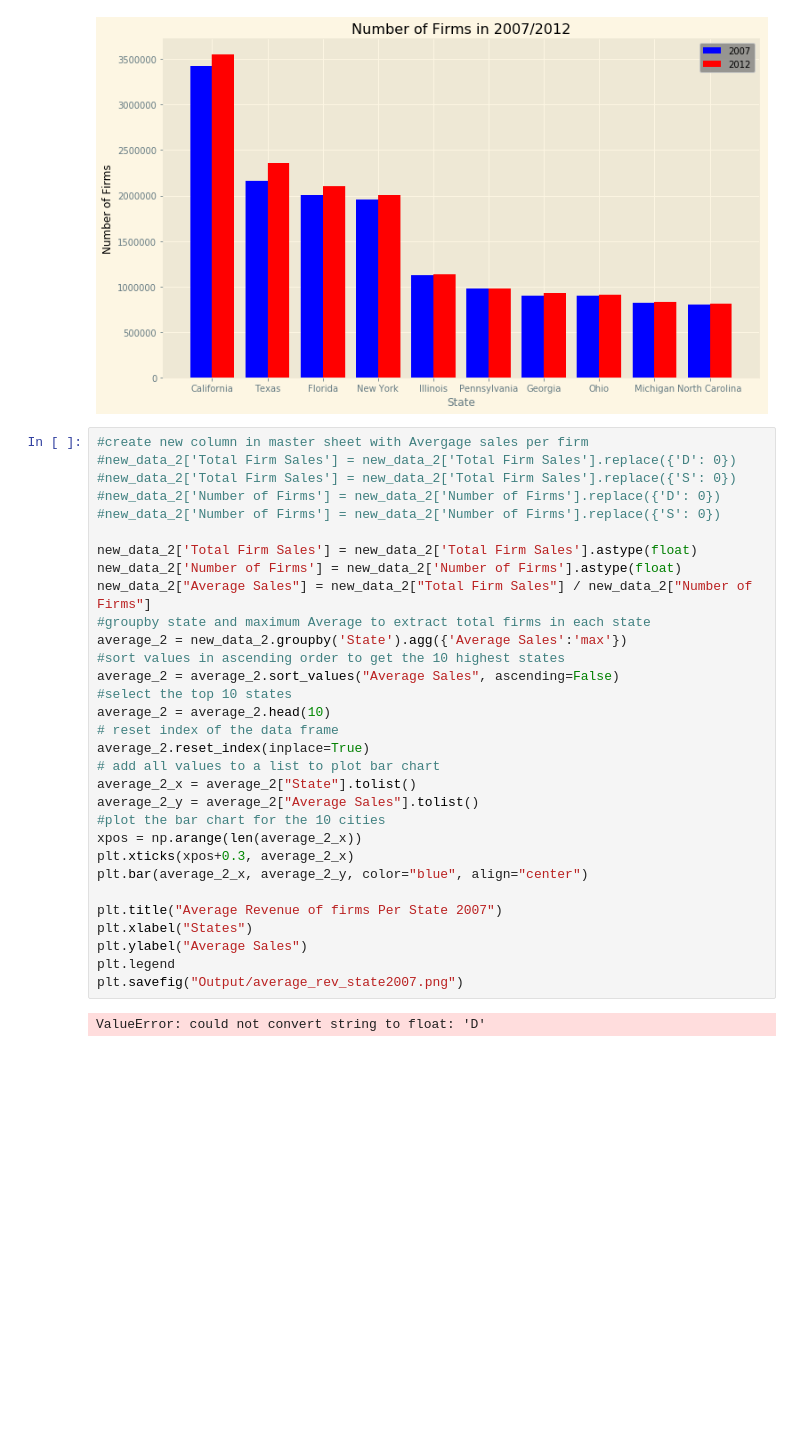
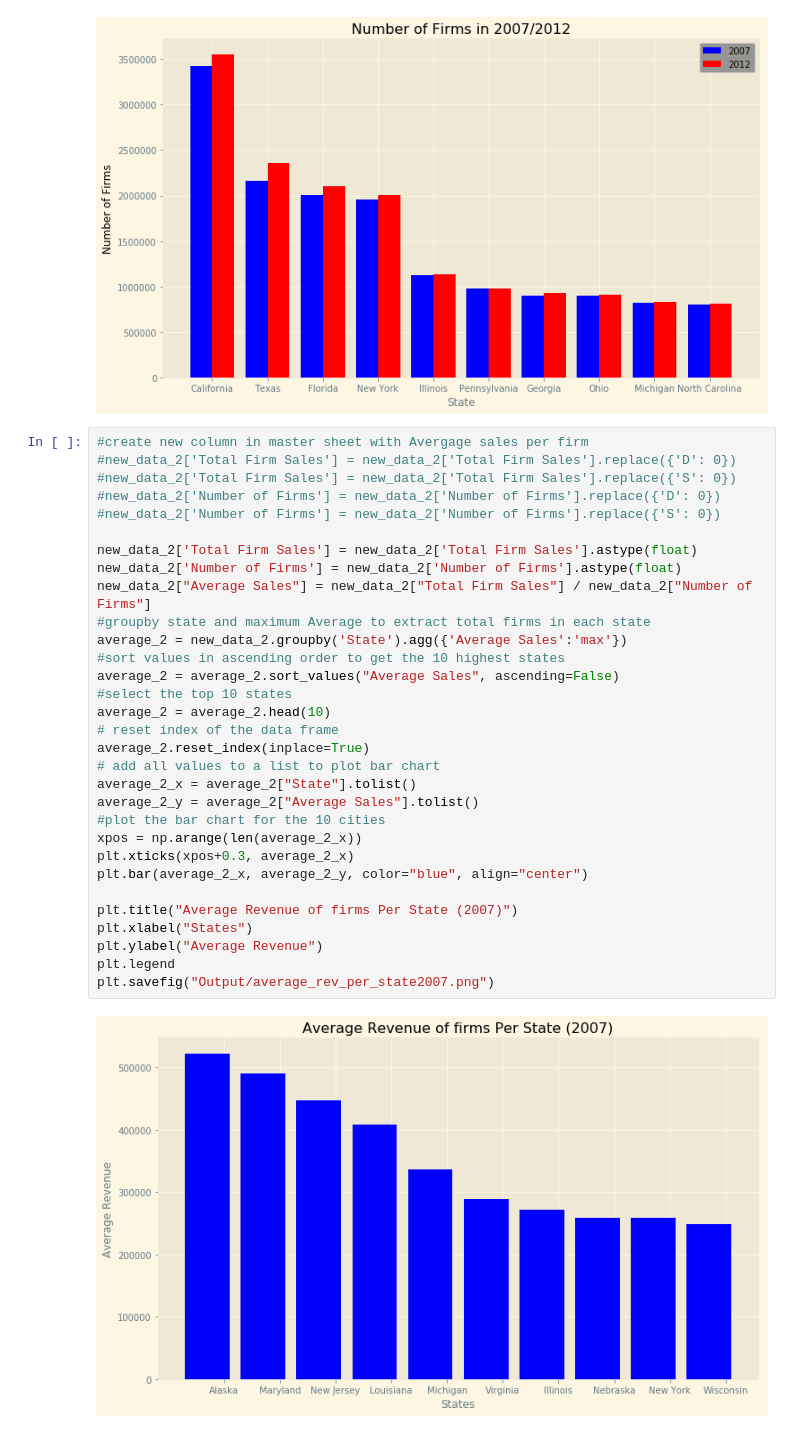
Before and after one commit to tafolabi/Project_Alpha, a Jupyter notebook: Project_Alpha.ipynb, the cells around one changed output. Drawn from its saved outputs; the diff is of its cells as text; blank space fills up the shorter version.

```diff
--- a/Project_Alpha.ipynb
+++ b/Project_Alpha.ipynb
@@ -453,33 +439,33 @@ plt.savefig("Output/total_firms_2012_2007.png")
 # %%
 #create new column in master sheet with Avergage sales per firm
 #new_data_2['Total Firm Sales'] = new_data_2['Total Firm Sales'].replace({'D': 0})
 #new_data_2['Total Firm Sales'] = new_data_2['Total Firm Sales'].replace({'S': 0})
 #new_data_2['Number of Firms'] = new_data_2['Number of Firms'].replace({'D': 0})
 #new_data_2['Number of Firms'] = new_data_2['Number of Firms'].replace({'S': 0})
 
 new_data_2['Total Firm Sales'] = new_data_2['Total Firm Sales'].astype(float)
 new_data_2['Number of Firms'] = new_data_2['Number of Firms'].astype(float)
 new_data_2["Average Sales"] = new_data_2["Total Firm Sales"] / new_data_2["Number of Firms"]
 #groupby state and maximum Average to extract total firms in each state
 average_2 = new_data_2.groupby('State').agg({'Average Sales':'max'})
 #sort values in ascending order to get the 10 highest states
 average_2 = average_2.sort_values("Average Sales", ascending=False)
 #select the top 10 states
 average_2 = average_2.head(10)
 # reset index of the data frame
 average_2.reset_index(inplace=True)
 # add all values to a list to plot bar chart
 average_2_x = average_2["State"].tolist()
 average_2_y = average_2["Average Sales"].tolist()
 #plot the bar chart for the 10 cities
 xpos = np.arange(len(average_2_x))
 plt.xticks(xpos+0.3, average_2_x)
 plt.bar(average_2_x, average_2_y, color="blue", align="center")
 
-plt.title("Average Revenue of firms Per State 2007")
+plt.title("Average Revenue of firms Per State (2007)")
 plt.xlabel("States")
-plt.ylabel("Average Sales")
+plt.ylabel("Average Revenue")
 plt.legend
-plt.savefig("Output/average_rev_state2007.png")
+plt.savefig("Output/average_rev_per_state2007.png")
 # %% [output]
-ValueError: could not convert string to float: 'D'
+[figure, added]
```
Also changed, not shown: parts of 5 cells of this notebook, 7 other files.
